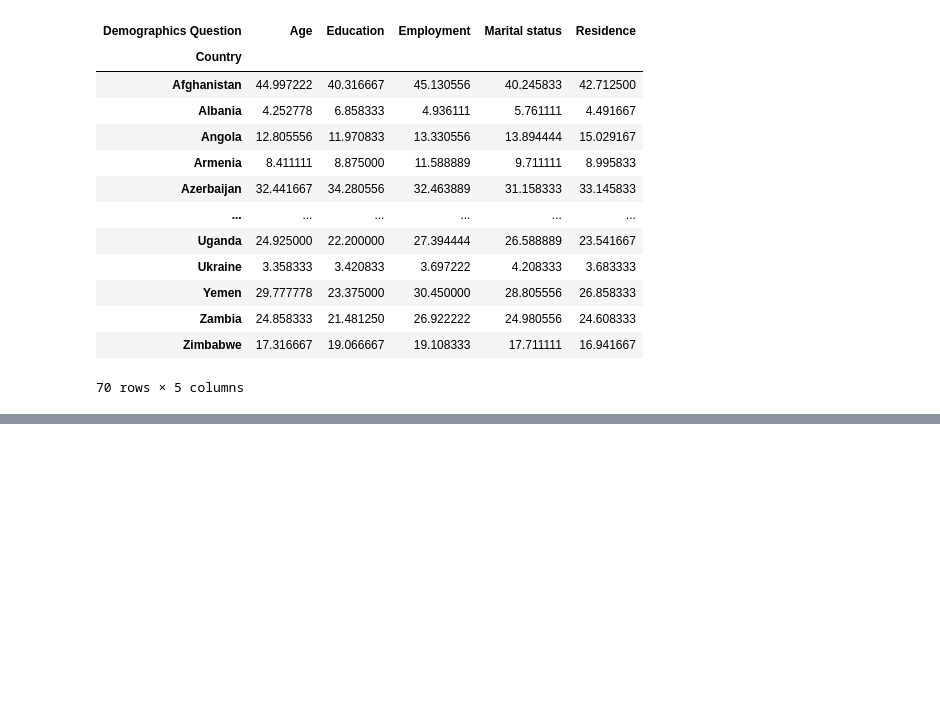
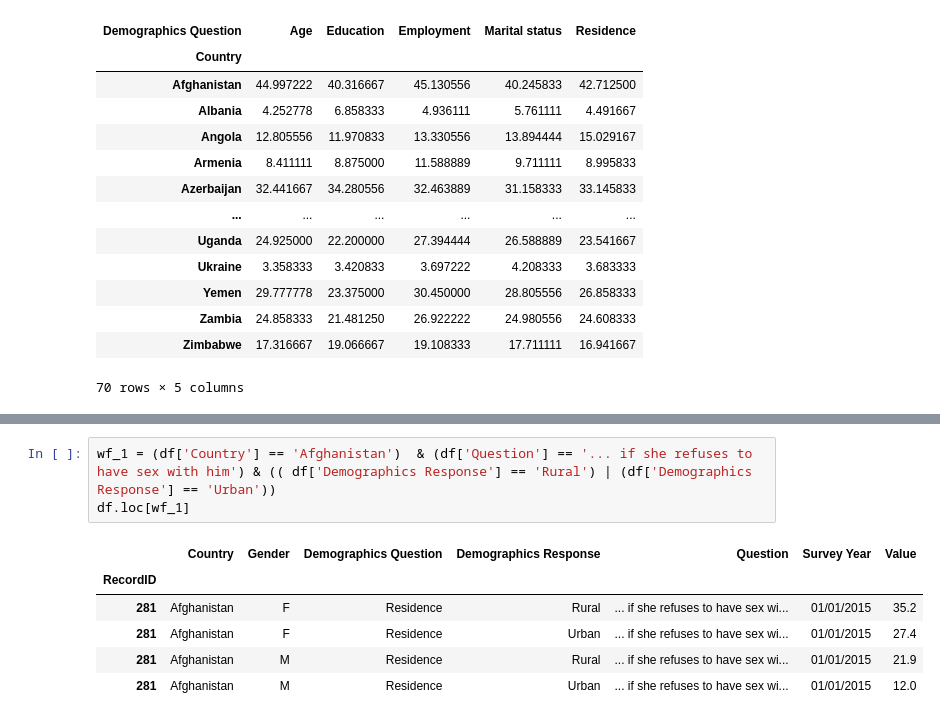
Before and after one commit to sledhead/python_core_test, a Jupyter notebook: pandas_test.ipynb, the cells around one changed output, grey strips where cells are left out. Cells and saved outputs as stored; diff of their text form; blank space fills up the shorter version.

```diff
--- a/pandas_test.ipynb
+++ b/pandas_test.ipynb
@@ -652,0 +692,10 @@ df.pivot_table(index='Country', columns='Demographics Question', values='Value')
+# %%
+wf_1 = (df['Country'] == 'Afghanistan')  & (df['Question'] == '... if she refuses to have sex with him') & (( df['Demographics Response'] == 'Rural') | (df['Demographics Response'] == 'Urban'))
+df.loc[wf_1]
+# %% [output]
+|  | Country | Gender | Demographics Question | Demographics Response | Question | Survey Year | Value |
+| RecordID |  |  |  |  |  |  |  |
+| 281 | Afghanistan | F | Residence | Rural | ... if she refuses to have sex wi... | 01/01/2015 | 35.2 |
+| 281 | Afghanistan | F | Residence | Urban | ... if she refuses to have sex wi... | 01/01/2015 | 27.4 |
+| 281 | Afghanistan | M | Residence | Rural | ... if she refuses to have sex wi... | 01/01/2015 | 21.9 |
+| 281 | Afghanistan | M | Residence | Urban | ... if she refuses to have sex wi... | 01/01/2015 | 12.0 |
```
Also changed, not shown: parts of 3 cells of this notebook.
